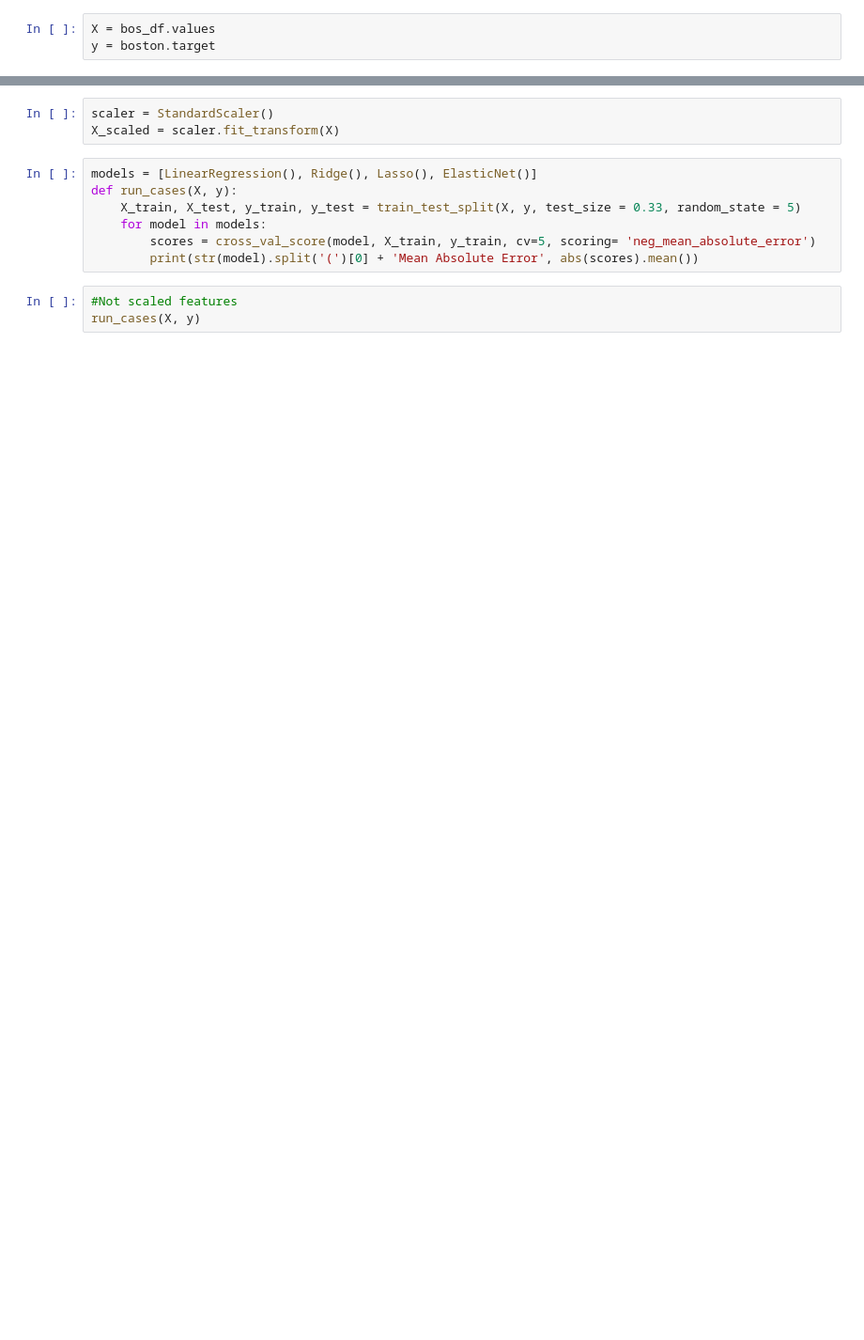
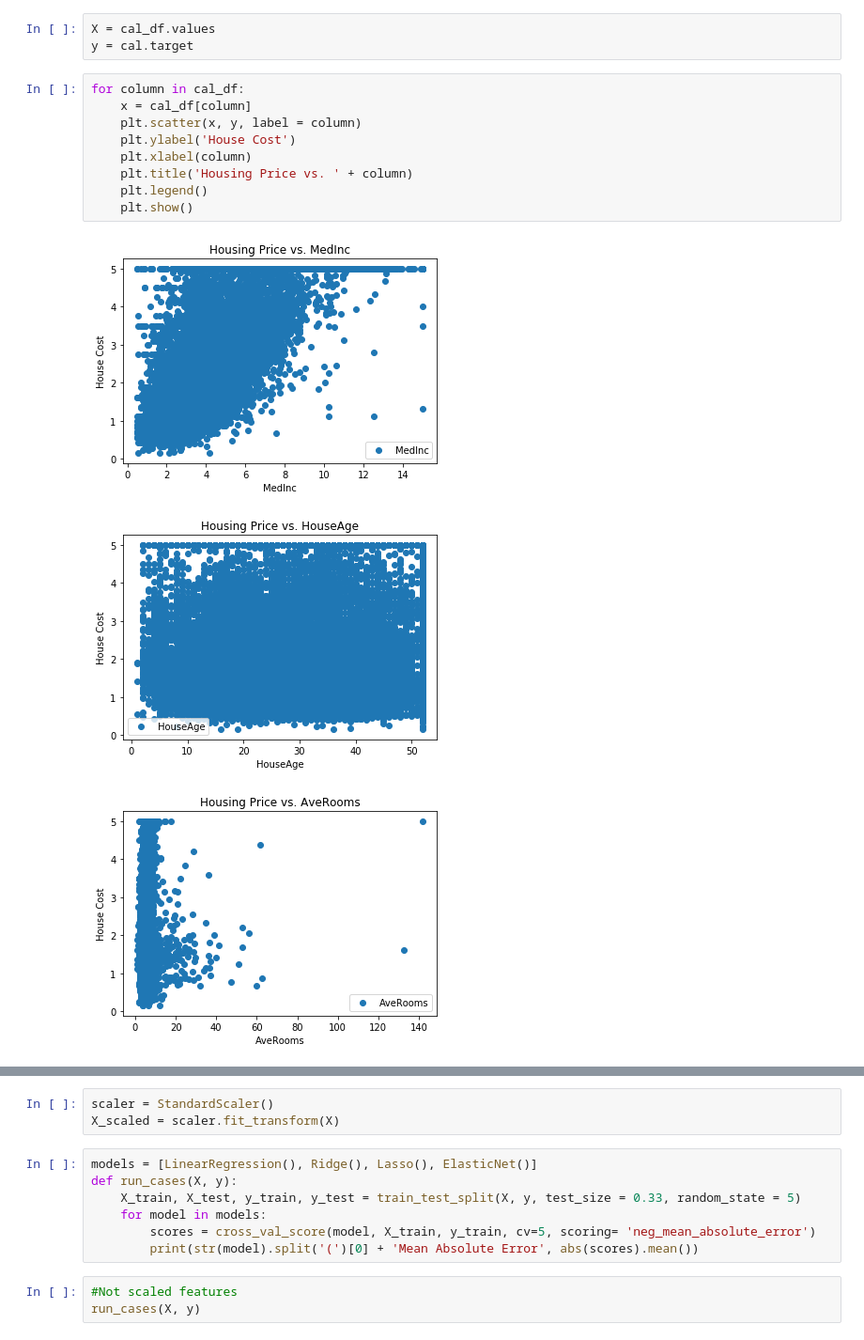
Before and after one commit to OSUScientificComputing464/project-two-grechasneak, a Jupyter notebook: ML_HW.ipynb, the cells around one changed output, grey strips where cells are left out. Shown: that part at 94% size. Saved outputs shown, nothing was run; the diff lists cells and outputs as text; blank space fills up the shorter version.

```diff
--- a/ML_HW.ipynb
+++ b/ML_HW.ipynb
@@ -30,3 +28,16 @@ bos_df.head()
 # %%
-X = bos_df.values
-y = boston.target
+X = cal_df.values
+y = cal.target
+# %%
+for column in cal_df:
+    x = cal_df[column]
+    plt.scatter(x, y, label = column)
+    plt.ylabel('House Cost')
+    plt.xlabel(column)
+    plt.title('Housing Price vs. ' + column)
+    plt.legend()
+    plt.show()
+# %% [output]
+[figure, added]
+[figure, added]
+[figure, added]
```
Also changed, not shown: parts of 13 cells of this notebook, 2 other files.
